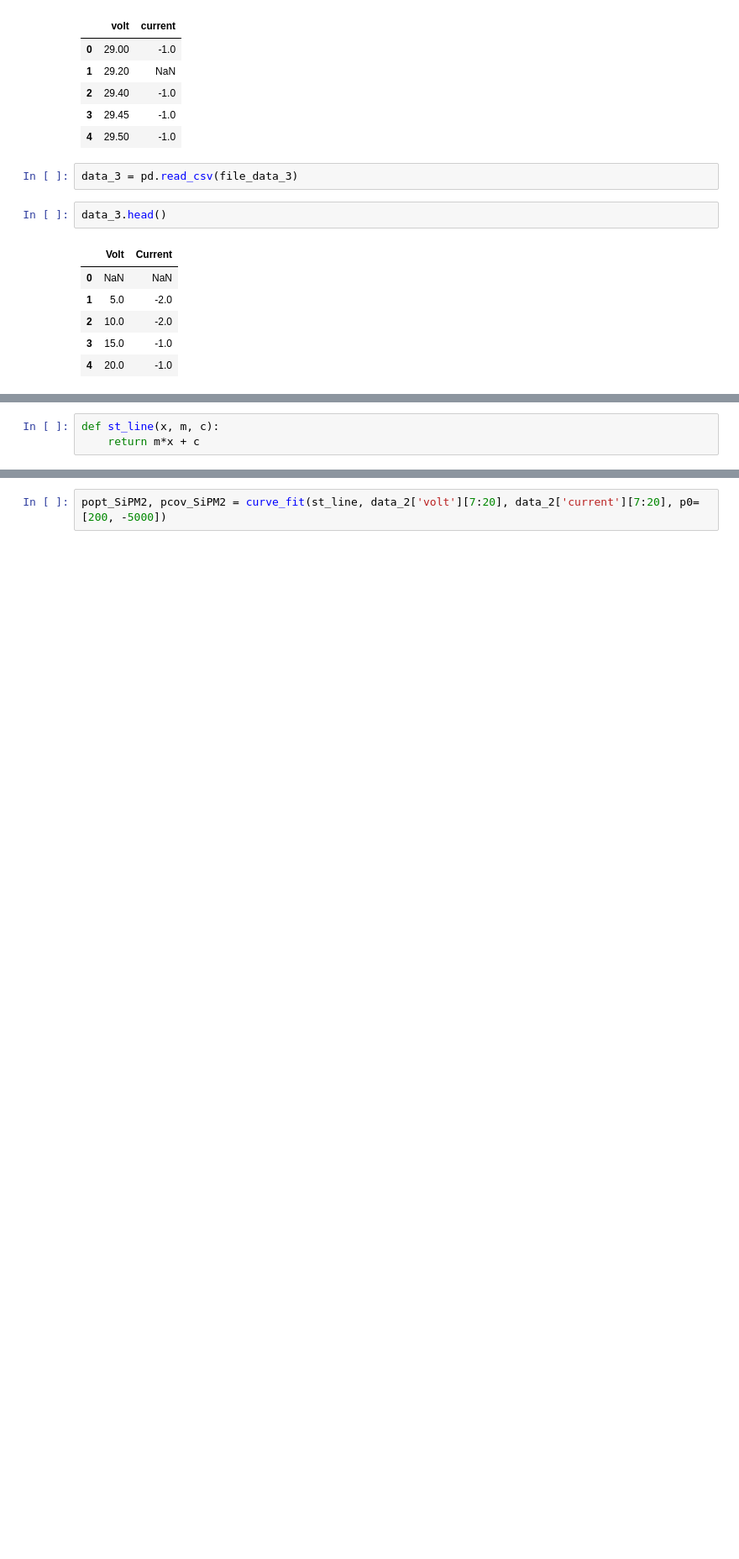
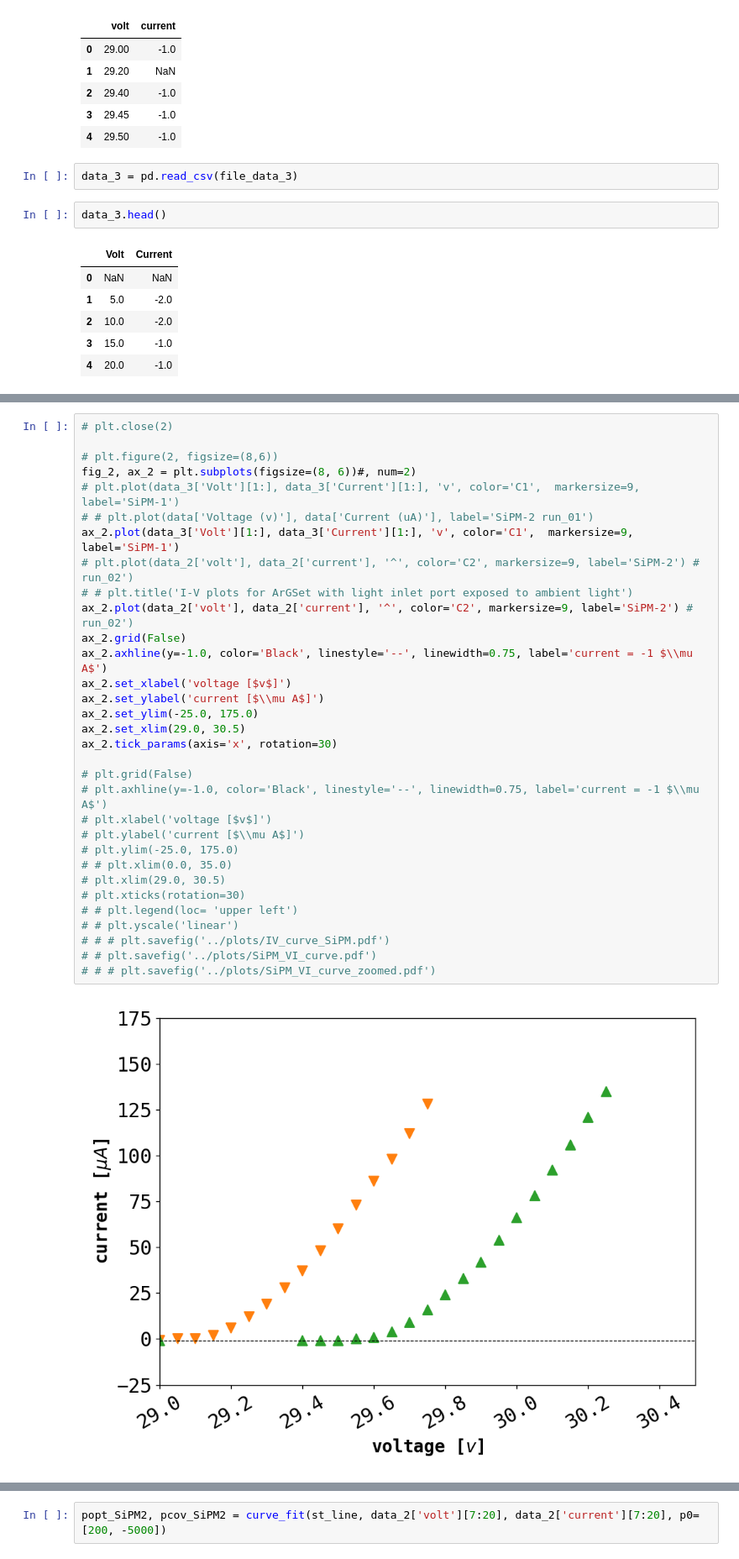
Before and after one commit to sarthchoudhary/ArGCAT, a Jupyter notebook: notebooks/fit_vi_curve.ipynb, the cells around one changed output, grey strips where cells are left out. Shown at 84% size. Drawn from its saved outputs; the diff is of its cells as text; blank space fills up the shorter version.

```diff
--- a/notebooks/fit_vi_curve.ipynb
+++ b/notebooks/fit_vi_curve.ipynb
@@ -83,3 +95,34 @@ plt.savefig('../plots/SiPM_VI_curve.pdf')
 # %%
-def st_line(x, m, c):
-    return m*x + c
+# plt.close(2)
+
+# plt.figure(2, figsize=(8,6))
+fig_2, ax_2 = plt.subplots(figsize=(8, 6))#, num=2)
+# plt.plot(data_3['Volt'][1:], data_3['Current'][1:], 'v', color='C1',  markersize=9,  label='SiPM-1')
+# # plt.plot(data['Voltage (v)'], data['Current (uA)'], label='SiPM-2 run_01')
+ax_2.plot(data_3['Volt'][1:], data_3['Current'][1:], 'v', color='C1',  markersize=9,  label='SiPM-1')
+# plt.plot(data_2['volt'], data_2['current'], '^', color='C2', markersize=9, label='SiPM-2') # run_02')
+# # plt.title('I-V plots for ArGSet with light inlet port exposed to ambient light')
+ax_2.plot(data_2['volt'], data_2['current'], '^', color='C2', markersize=9, label='SiPM-2') # run_02')
+ax_2.grid(False)
+ax_2.axhline(y=-1.0, color='Black', linestyle='--', linewidth=0.75, label='current = -1 $\\mu A$')
+ax_2.set_xlabel('voltage [$v$]')
+ax_2.set_ylabel('current [$\\mu A$]')
+ax_2.set_ylim(-25.0, 175.0)
+ax_2.set_xlim(29.0, 30.5)
+ax_2.tick_params(axis='x', rotation=30)
+
+# plt.grid(False)
+# plt.axhline(y=-1.0, color='Black', linestyle='--', linewidth=0.75, label='current = -1 $\\mu A$')
+# plt.xlabel('voltage [$v$]')
+# plt.ylabel('current [$\\mu A$]')
+# plt.ylim(-25.0, 175.0)
+# # plt.xlim(0.0, 35.0)
+# plt.xlim(29.0, 30.5)
+# plt.xticks(rotation=30)
+# # plt.legend(loc= 'upper left')
+# # plt.yscale('linear')
+# # # plt.savefig('../plots/IV_curve_SiPM.pdf')
+# # plt.savefig('../plots/SiPM_VI_curve.pdf')
+# # # plt.savefig('../plots/SiPM_VI_curve_zoomed.pdf')
+# %% [output]
+[figure, added]
```
Also changed, not shown: parts of 12 cells of this notebook.
